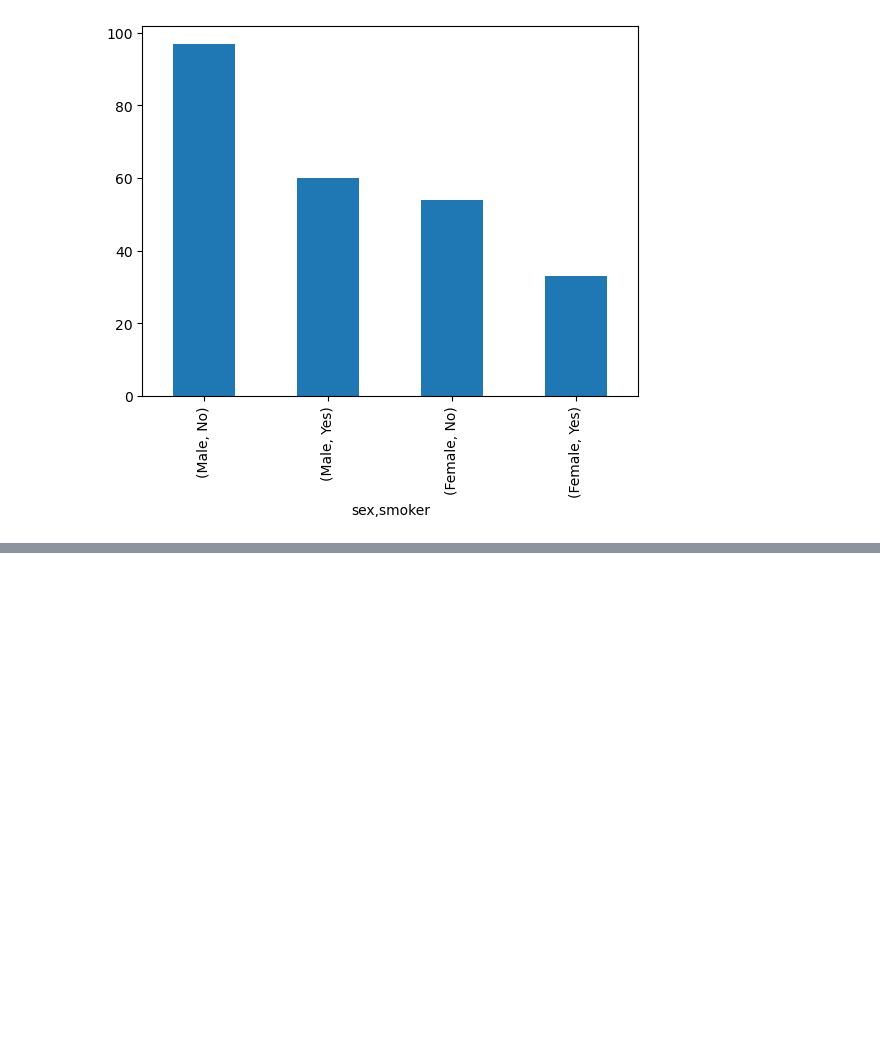
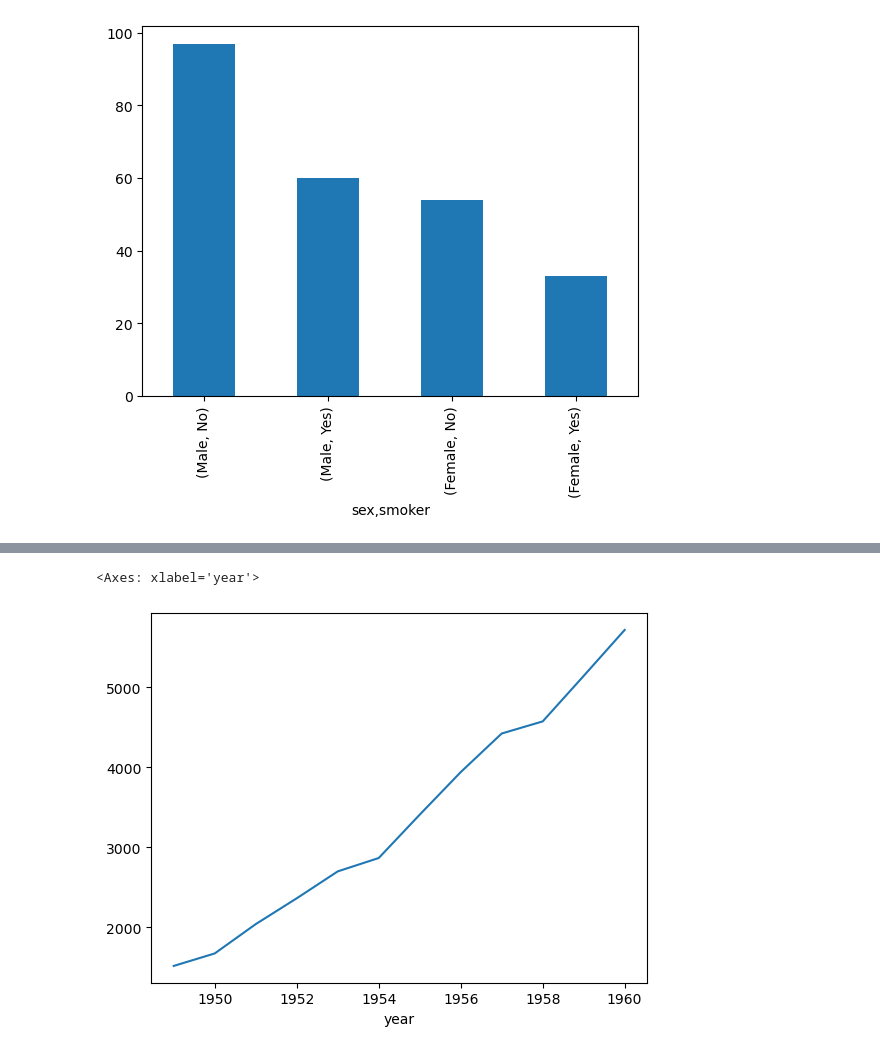
Before and after one commit to anshuKumar-codes/Data_Analytics_Journey, a Jupyter notebook: Pandas/day 3 pandas.ipynb, the cells around one changed output, grey strips where cells are left out. Cells and saved outputs as stored; diff of their text form; code cells hidden in the pictures; blank space fills up the shorter version.

```diff
--- a/Pandas/day 3 pandas.ipynb
+++ b/Pandas/day 3 pandas.ipynb
@@ -1890,3 +1891,6 @@ p.plot.bar()
 # %% [output]
 <Axes: xlabel='sex,smoker'>
 [figure]
+# %%
+v=sns.load_dataset("flights")
+v
@@ -1892,0 +1911,3 @@ p.plot.bar()
+# %%
+t=v.groupby("year")["passengers"].sum()
+t
@@ -1892,0 +1929,5 @@ p.plot.bar()
+# %%
+t.plot()
+# %% [output]
+<Axes: xlabel='year'>
+[figure, added]
```
Also changed, not shown: parts of 7 cells of this notebook.
